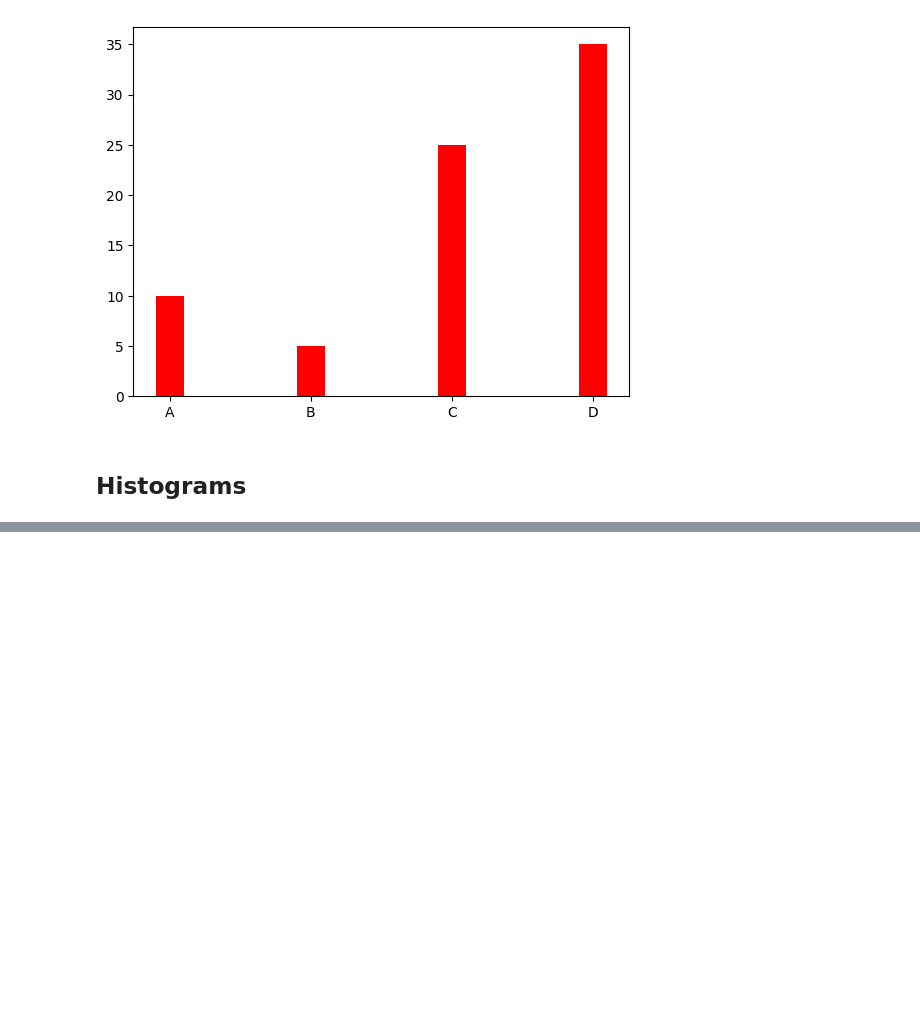
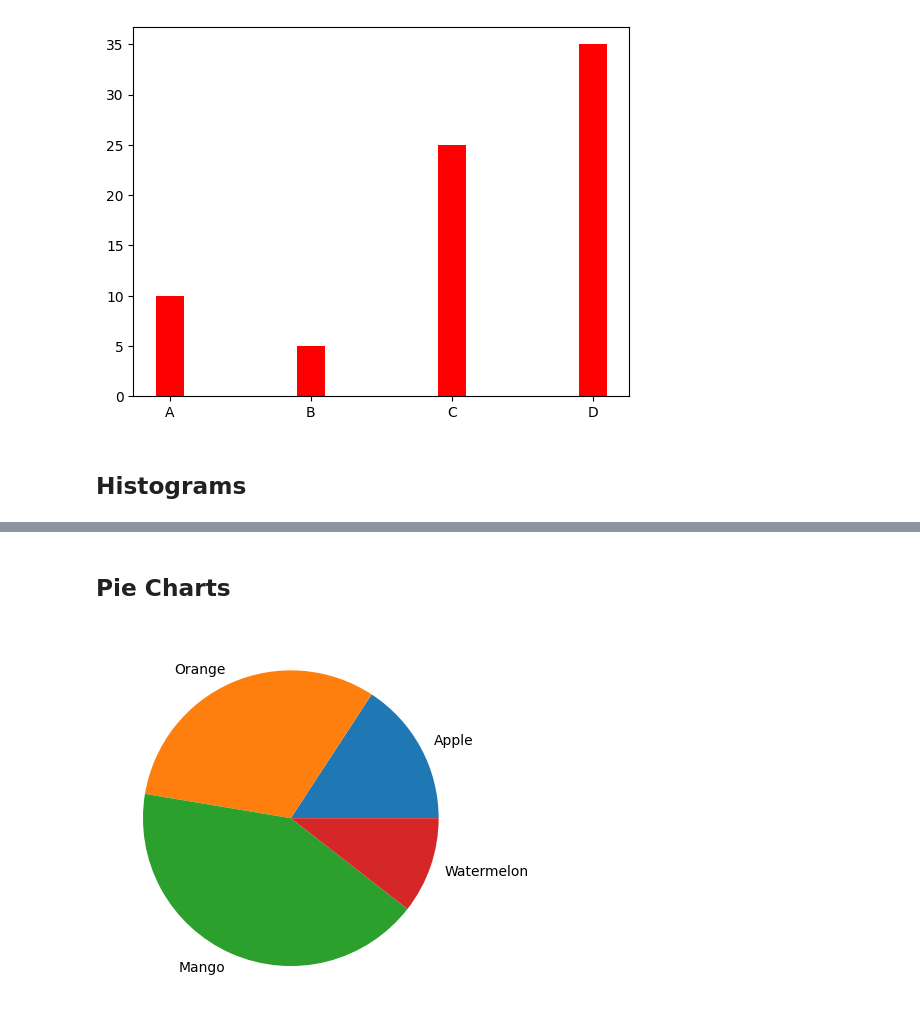
Before and after one commit to SohailDad/ML-Python, a Jupyter notebook: Matplotlib/Sec_matplot.ipynb, the cells around one changed output, grey strips where cells are left out. Saved outputs shown, nothing was run; the diff lists cells and outputs as text; code cells hidden in the pictures; blank space fills up the shorter version.

Commit message:
start pie charts of matplotlib

```diff
--- a/Matplotlib/Sec_matplot.ipynb
+++ b/Matplotlib/Sec_matplot.ipynb
@@ -179,0 +180,10 @@ print(x)
+# %% [markdown]
+## Pie Charts
+# %%
+arr = np.array([30,60,80,20])
+pie_labales = np.array(["Apple","Orange","Mango","Watermelon"])
+
+plt.pie(arr,labels=pie_labales)
+plt.show()
+# %% [output]
+[figure, added]
```
Also changed, not shown: parts of 4 cells of this notebook.
